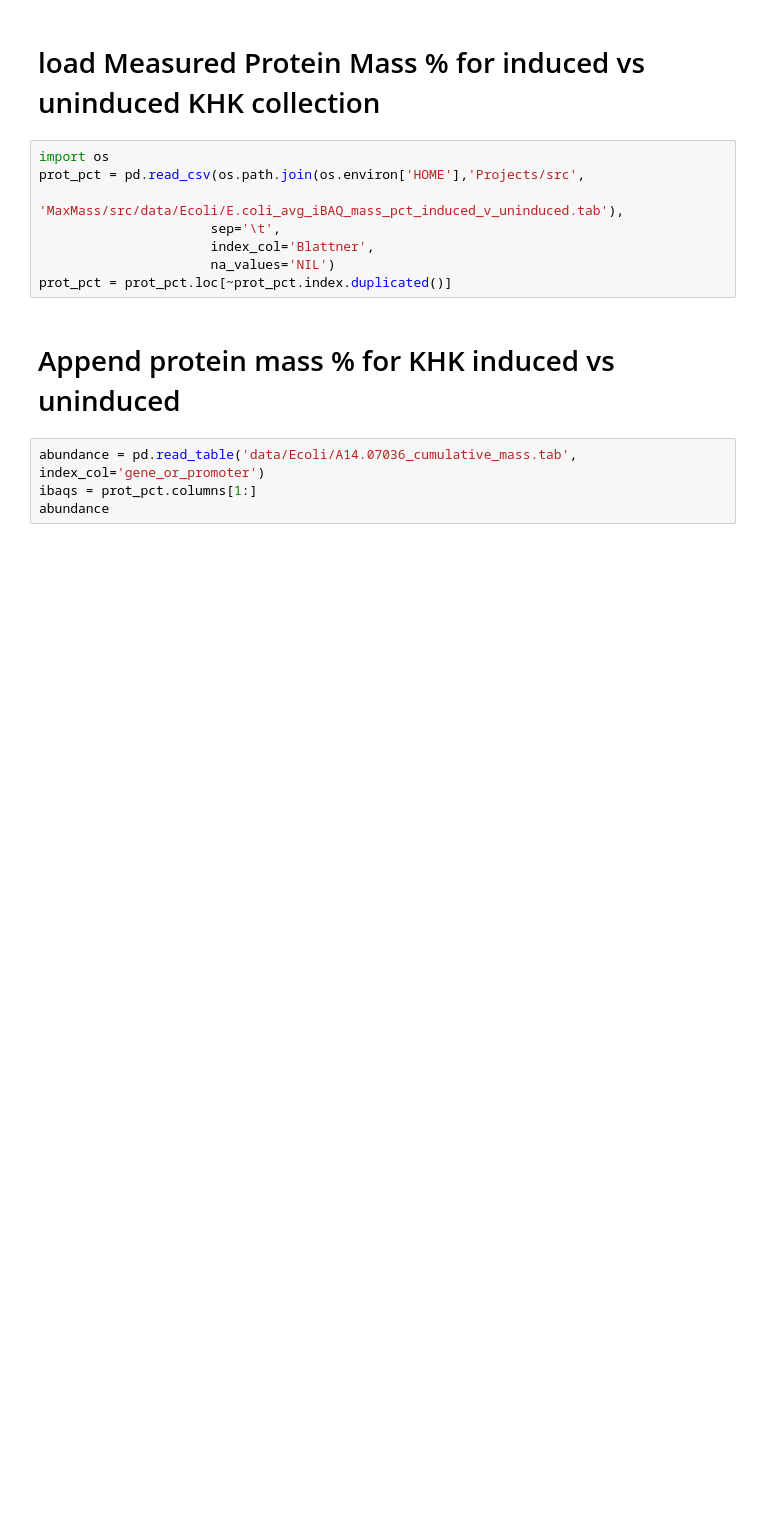
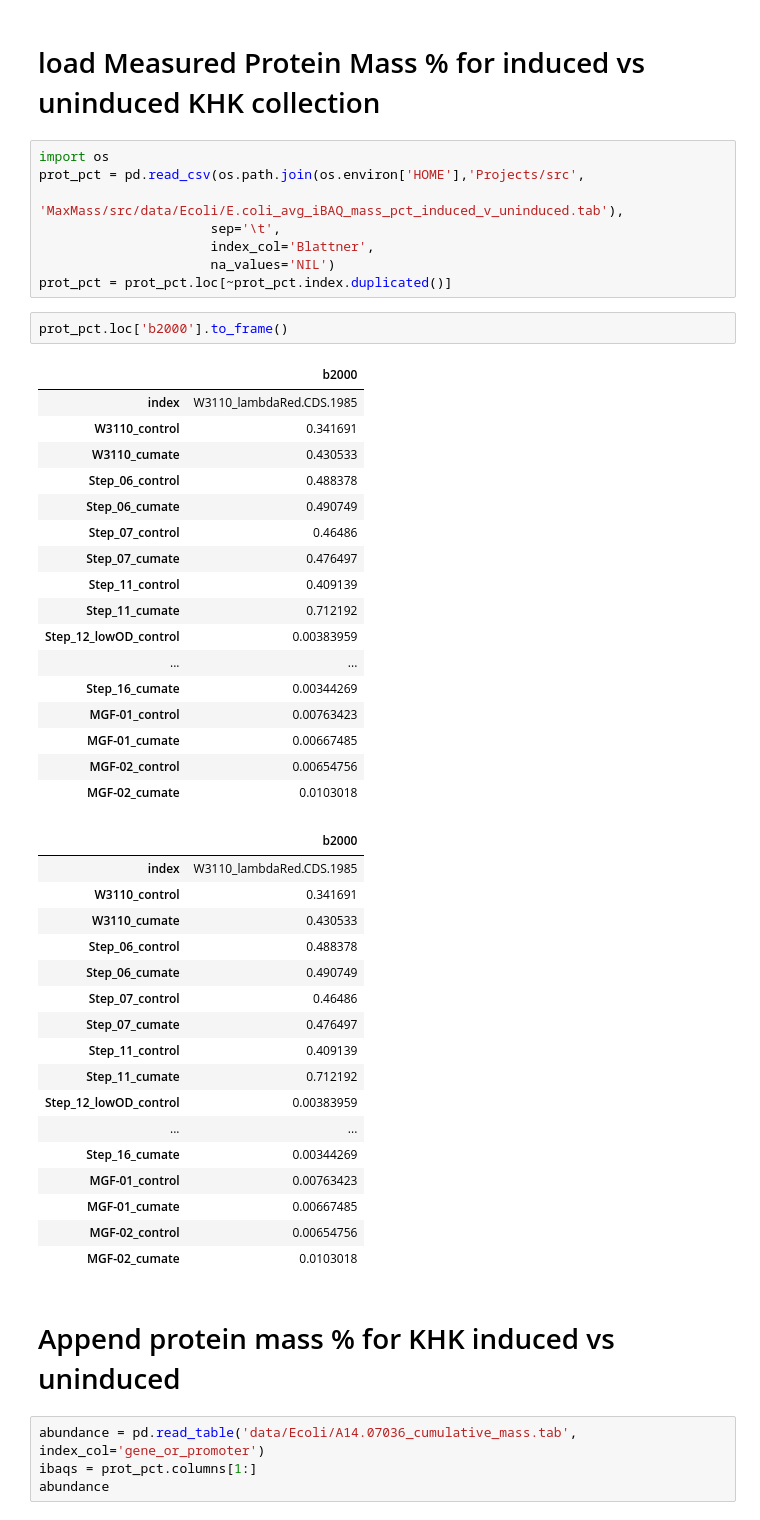
Before and after one commit to djinnome/MaxMass, a Jupyter notebook: src/Add Abundance to induced vs uninduced dataset.ipynb, the cells around one changed output. Saved outputs shown, nothing was run; the diff lists cells and outputs as text; blank space fills up the shorter version.

```diff
--- a/src/Add Abundance to induced vs uninduced dataset.ipynb
+++ b/src/Add Abundance to induced vs uninduced dataset.ipynb
@@ -23,6 +23,43 @@ prot_pct = pd.read_csv(os.path.join(os.environ['HOME'],'Projects/src',
                       index_col='Blattner',
                       na_values='NIL')
 prot_pct = prot_pct.loc[~prot_pct.index.duplicated()]
+# %%
+prot_pct.loc['b2000'].to_frame()
+# %% [output]
+|  | b2000 |
+| index | W3110_lambdaRed.CDS.1985 |
+| W3110_control | 0.341691 |
+| W3110_cumate | 0.430533 |
+| Step_06_control | 0.488378 |
+| Step_06_cumate | 0.490749 |
+| Step_07_control | 0.46486 |
+| Step_07_cumate | 0.476497 |
+| Step_11_control | 0.409139 |
+| Step_11_cumate | 0.712192 |
+| Step_12_lowOD_control | 0.00383959 |
+| ... | ... |
+| Step_16_cumate | 0.00344269 |
+| MGF-01_control | 0.00763423 |
+| MGF-01_cumate | 0.00667485 |
+| MGF-02_control | 0.00654756 |
+| MGF-02_cumate | 0.0103018 |
+|  | b2000 |
+| index | W3110_lambdaRed.CDS.1985 |
+| W3110_control | 0.341691 |
+| W3110_cumate | 0.430533 |
+| Step_06_control | 0.488378 |
+| Step_06_cumate | 0.490749 |
+| Step_07_control | 0.46486 |
+| Step_07_cumate | 0.476497 |
+| Step_11_control | 0.409139 |
+| Step_11_cumate | 0.712192 |
+| Step_12_lowOD_control | 0.00383959 |
+| ... | ... |
+| Step_16_cumate | 0.00344269 |
+| MGF-01_control | 0.00763423 |
+| MGF-01_cumate | 0.00667485 |
+| MGF-02_control | 0.00654756 |
+| MGF-02_cumate | 0.0103018 |
 # %% [markdown]
 # Append protein mass % for KHK induced vs uninduced
 # %%
```
Also changed, not shown: parts of 4 cells of this notebook, 1 other file.
